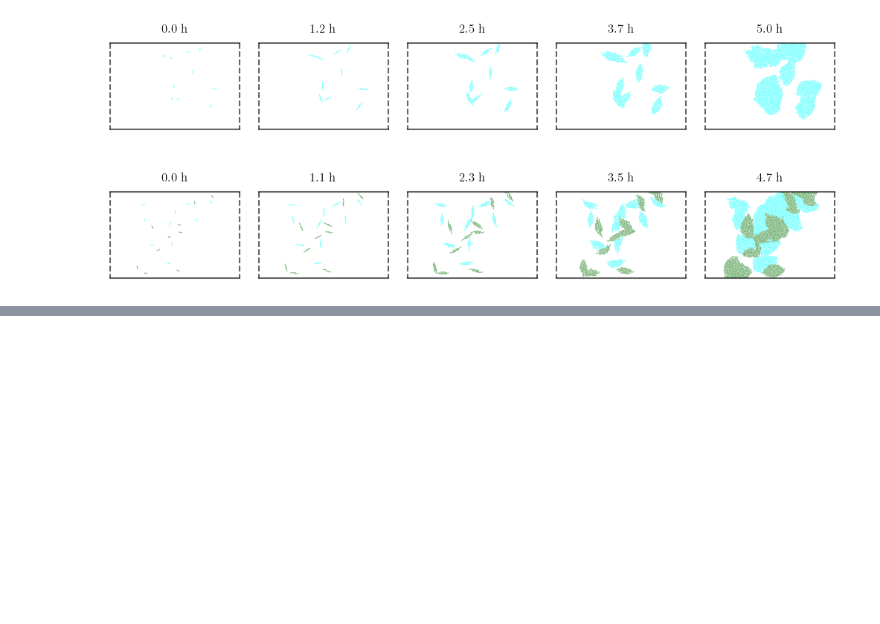
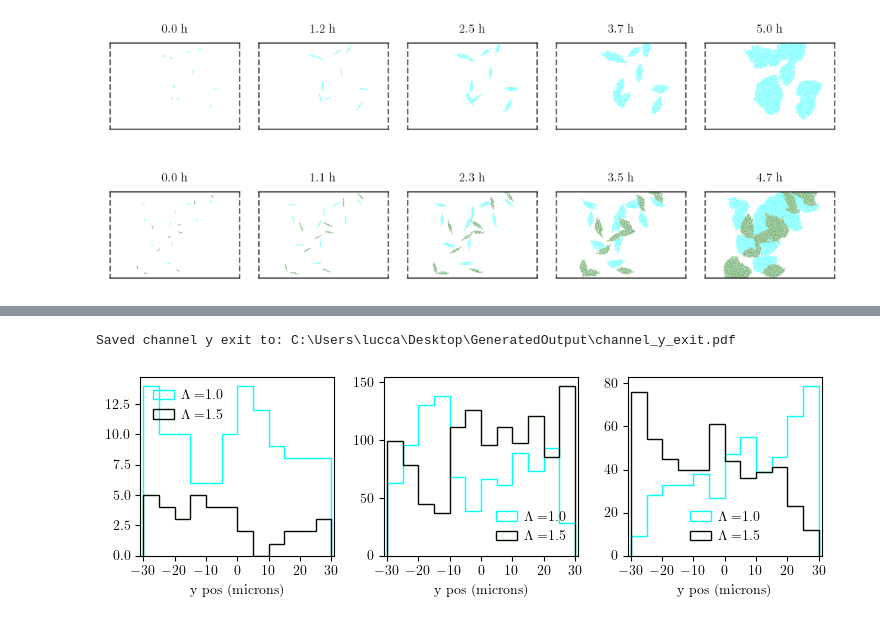
Before and after one commit to luccajohannleal-maker/Friction_Biofilms, a Jupyter notebook: Analysis/Channel_analysis.ipynb, the cells around one changed output, grey strips where cells are left out. Drawn from its saved outputs; the diff is of its cells as text; code cells hidden in the pictures; blank space fills up the shorter version.

```diff
--- a/Analysis/Channel_analysis.ipynb
+++ b/Analysis/Channel_analysis.ipynb
@@ -36,0 +42,5 @@ Saved channel snapshot grid to: C:\Users\lucca\Desktop\GeneratedOutput\channel_s
+# %%
+pch.plot_exit_y(microns60[0:3])
+# %% [output]
+Saved channel y exit to: C:\Users\lucca\Desktop\GeneratedOutput\channel_y_exit.pdf
+[figure, added]
```
Also changed, not shown: parts of 12 cells of this notebook, 11 other files.
